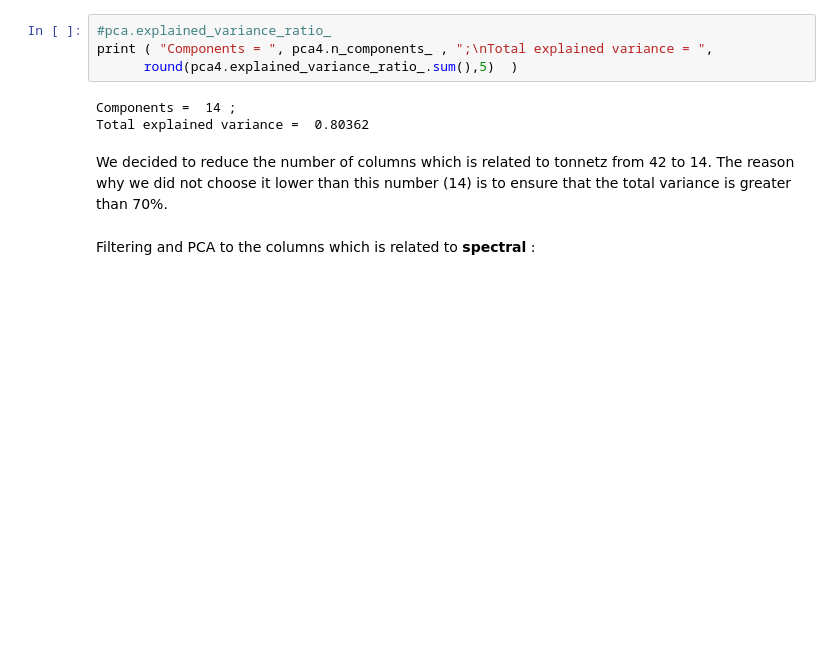
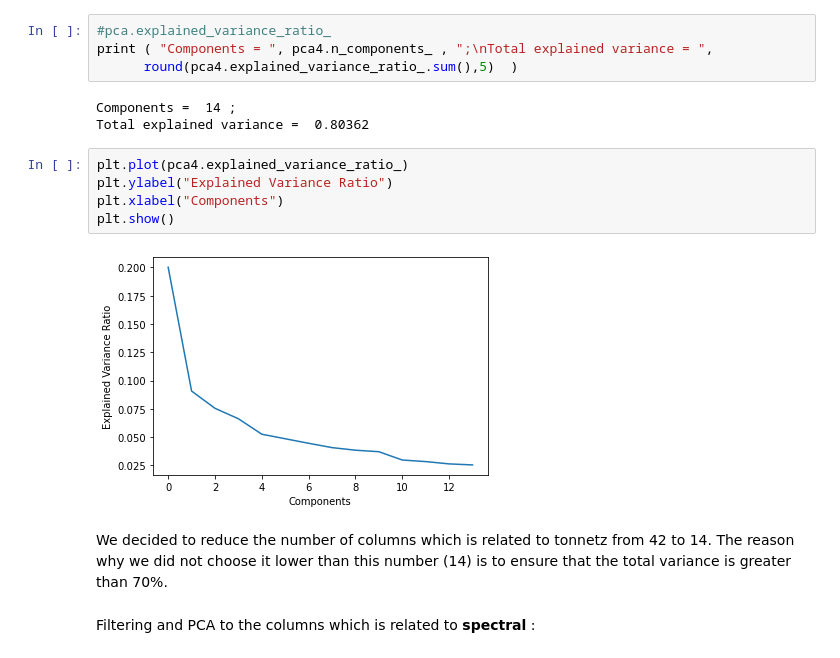
Before and after one commit to SimonePip/ADM-HW4, a Jupyter notebook: EX_2.1_2.2.ipynb, the cells around one changed output. Saved outputs shown, nothing was run; the diff lists cells and outputs as text; blank space fills up the shorter version.

```diff
--- a/EX_2.1_2.2.ipynb
+++ b/EX_2.1_2.2.ipynb
@@ -375,6 +419,13 @@ print ( "Components = ", pca4.n_components_ , ";\nTotal explained variance = ",
 # %% [output]
 Components =  14 ;
 Total explained variance =  0.80362
+# %%
+plt.plot(pca4.explained_variance_ratio_)
+plt.ylabel("Explained Variance Ratio")
+plt.xlabel("Components")
+plt.show()
+# %% [output]
+[figure, added]
 # %% [markdown]
 We decided to reduce the number of columns which is related to tonnetz from 42 to 14.
 The reason why we did not choose it lower than this number (14) is to ensure that the total variance is greater than 70%.
```
Also changed, not shown: parts of 22 cells of this notebook.
